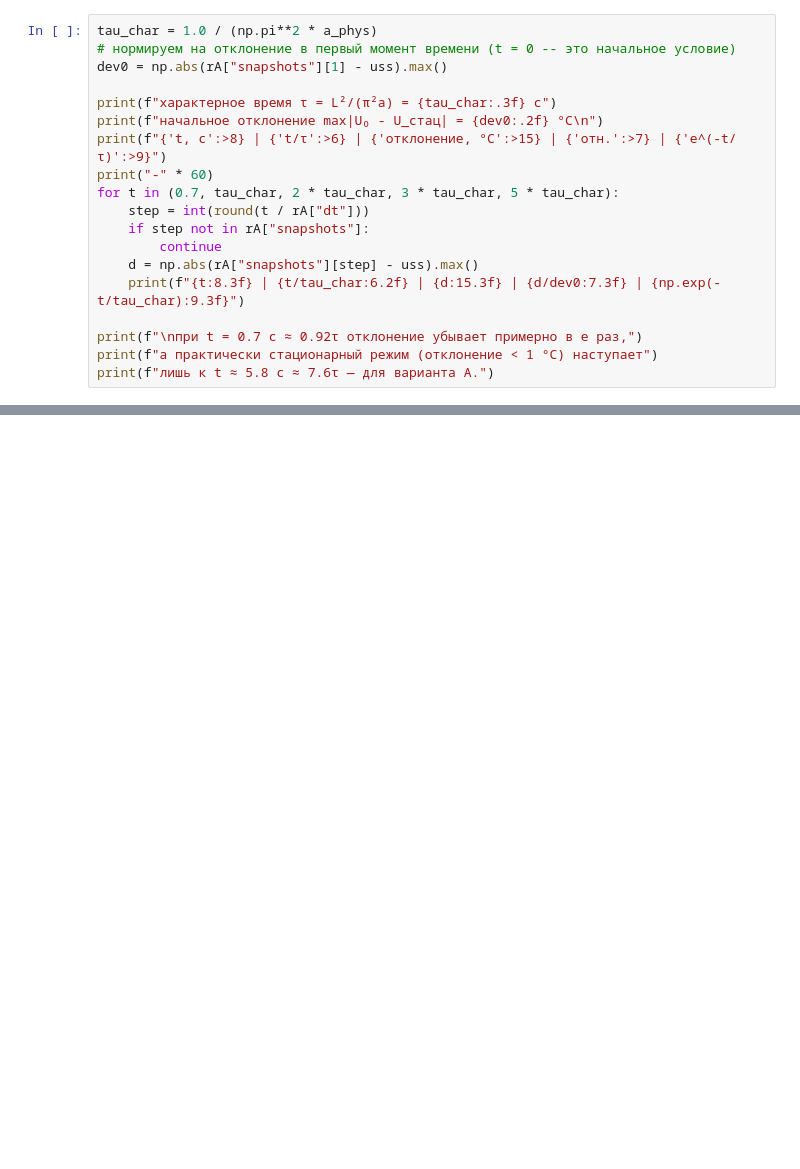
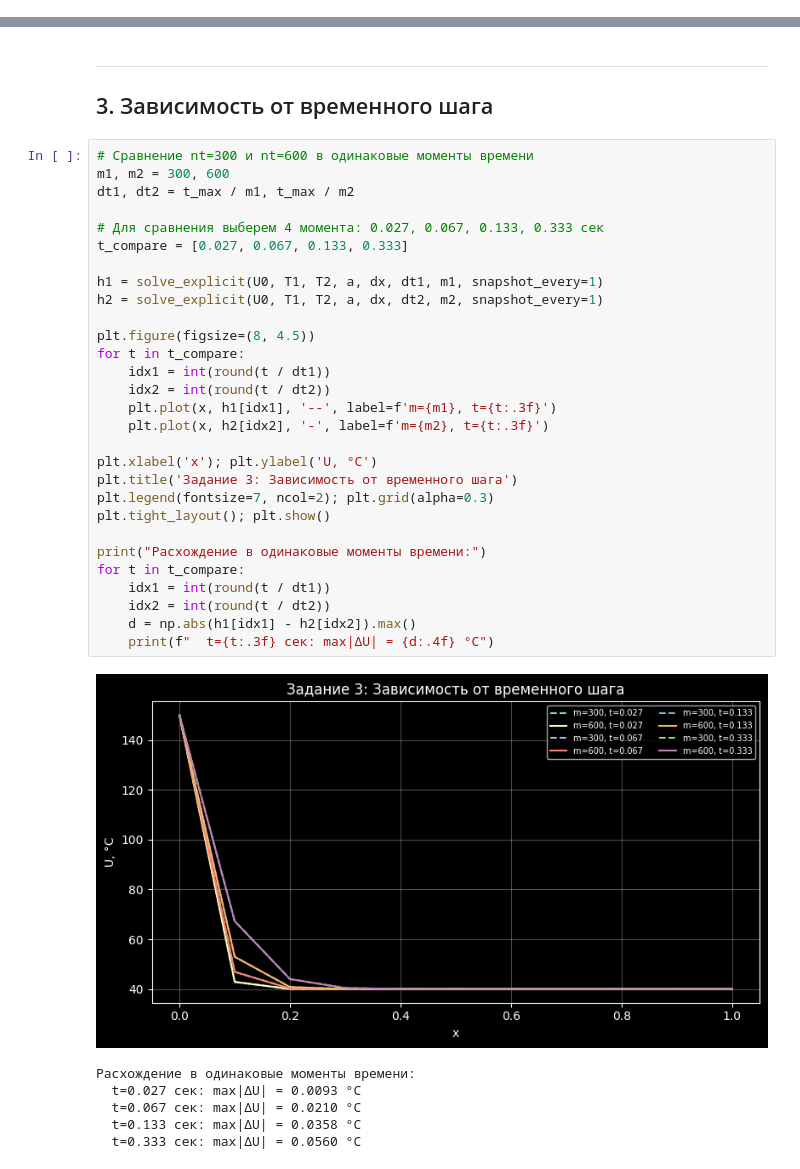
Before and after one commit to ealeksbykova/math-model-python, a Jupyter notebook: solution/Практическое занятие 2 - явная схема.ipynb, the cells around one changed output, grey strips where cells are left out. Cells and saved outputs as stored; diff of their text form; blank space fills up the shorter version.

```diff
--- a/solution/Практическое занятие 2 - явная схема.ipynb
+++ b/solution/Практическое занятие 2 - явная схема.ipynb
@@ -601,19 +0,0 @@ $$\tau = \frac{L^2}{\pi^2 a} = \frac{1^2}{\pi^2 \cdot 0.1333} \approx 0.76\ \tex
-# %%
-tau_char = 1.0 / (np.pi**2 * a_phys)
-# нормируем на отклонение в первый момент времени (t = 0 -- это начальное условие)
-dev0 = np.abs(rA["snapshots"][1] - uss).max()
-
-print(f"характерное время τ = L²/(π²a) = {tau_char:.3f} с")
-print(f"начальное отклонение max|U₀ - U_стац| = {dev0:.2f} °C\n")
-print(f"{'t, с':>8} | {'t/τ':>6} | {'отклонение, °C':>15} | {'отн.':>7} | {'e^(-t/τ)':>9}")
-print("-" * 60)
-for t in (0.7, tau_char, 2 * tau_char, 3 * tau_char, 5 * tau_char):
-    step = int(round(t / rA["dt"]))
-    if step not in rA["snapshots"]:
-        continue
-    d = np.abs(rA["snapshots"][step] - uss).max()
-    print(f"{t:8.3f} | {t/tau_char:6.2f} | {d:15.3f} | {d/dev0:7.3f} | {np.exp(-t/tau_char):9.3f}")
-
-print(f"\nпри t = 0.7 с ≈ 0.92τ отклонение убывает примерно в e раз,")
-print(f"а практически стационарный режим (отклонение < 1 °C) наступает")
-print(f"лишь к t ≈ 5.8 с ≈ 7.6τ — для варианта A.")
@@ -717,0 +94,39 @@ $144.05/99.46$ и $110.00/80.00$. Расчёт показывает:
+# %% [markdown]
+---
+## 3. Зависимость от временного шага
+# %%
+# Сравнение nt=300 и nt=600 в одинаковые моменты времени
+m1, m2 = 300, 600
+dt1, dt2 = t_max / m1, t_max / m2
+
+# Для сравнения выберем 4 момента: 0.027, 0.067, 0.133, 0.333 сек
+t_compare = [0.027, 0.067, 0.133, 0.333]
+
+h1 = solve_explicit(U0, T1, T2, a, dx, dt1, m1, snapshot_every=1)
+h2 = solve_explicit(U0, T1, T2, a, dx, dt2, m2, snapshot_every=1)
+
+plt.figure(figsize=(8, 4.5))
+for t in t_compare:
+    idx1 = int(round(t / dt1))
+    idx2 = int(round(t / dt2))
+    plt.plot(x, h1[idx1], '--', label=f'm={m1}, t={t:.3f}')
+    plt.plot(x, h2[idx2], '-', label=f'm={m2}, t={t:.3f}')
+
+plt.xlabel('x'); plt.ylabel('U, °C')
+plt.title('Задание 3: Зависимость от временного шага')
+plt.legend(fontsize=7, ncol=2); plt.grid(alpha=0.3)
+plt.tight_layout(); plt.show()
+
+print("Расхождение в одинаковые моменты времени:")
+for t in t_compare:
+    idx1 = int(round(t / dt1))
+    idx2 = int(round(t / dt2))
+    d = np.abs(h1[idx1] - h2[idx2]).max()
+    print(f"  t={t:.3f} сек: max|ΔU| = {d:.4f} °C")
+# %% [output]
+[figure, added]
+Расхождение в одинаковые моменты времени:
+  t=0.027 сек: max|ΔU| = 0.0093 °C
+  t=0.067 сек: max|ΔU| = 0.0210 °C
+  t=0.133 сек: max|ΔU| = 0.0358 °C
+  t=0.333 сек: max|ΔU| = 0.0560 °C
```
Also changed, not shown: parts of 40 cells of this notebook, 21 other files.
